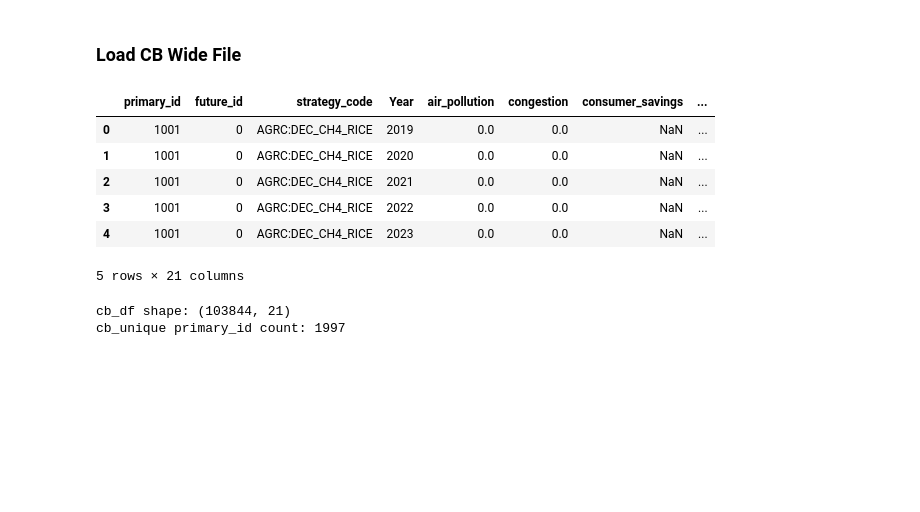
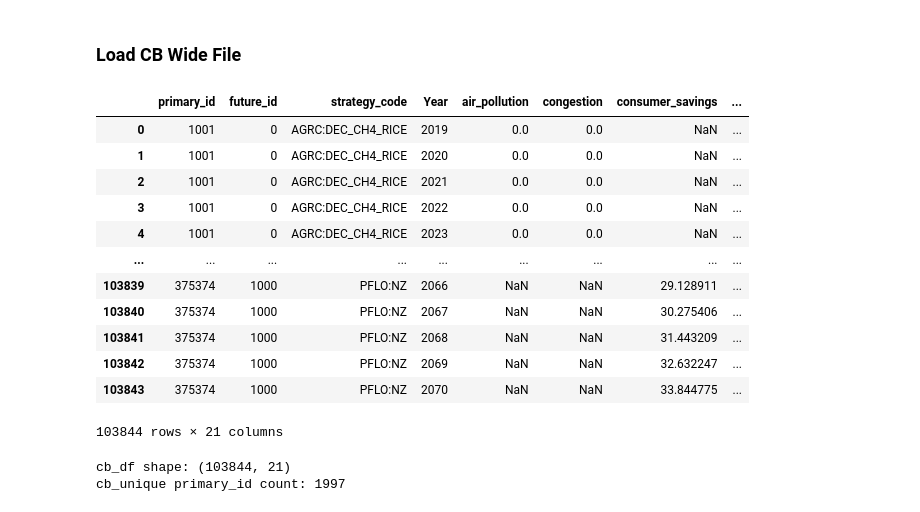
Before and after one commit to sisepuede-framework/ssp_uganda_data, a Jupyter notebook: metamodel/surrogate_model/data_prep.ipynb, the cells around one changed output. Drawn from its saved outputs; the diff is of its cells as text; code cells hidden in the pictures; blank space fills up the shorter version.

```diff
--- a/metamodel/surrogate_model/data_prep.ipynb
+++ b/metamodel/surrogate_model/data_prep.ipynb
@@ -25,18 +28,19 @@ edau = EDAUtils()
 # %% [markdown]
 ## 1) Pull data from AWS S3
 # %%
-aws_config = edau.read_yaml(os.path.join(CONFIG_DIR_PATH, "aws_credentials_config.yaml"))
-profile_name = aws_config["profile_name"]
-bucket_name = aws_config["bucket_name"]
+config_dict = edau.read_yaml(os.path.join(CONFIG_DIR_PATH, "ml_training_workflow_config.yaml"))
+profile_name = config_dict["profile_name"]
+bucket_name = config_dict["bucket_name"]
 # Set your profile
 session = boto3.Session(profile_name=profile_name)
 
 # Create an S3 client or resource
 s3 = session.resource('s3')
 
-run_id = "sisepuede_run_2025-11-12t22;19;28.194097" #NOTE: Update this for each run
+RUN_ID = config_dict["run_id"]
+RUN_ID_DIR_NAME = f"sisepuede_run_{RUN_ID}"
 
 # Define folder prefix
-prefix = f'transfers/{run_id}/'  # this is like the "folder" in S3
+prefix = f'transfers/{RUN_ID_DIR_NAME}/'  # this is like the "folder" in S3
 # %%
 # Local destination
@@ -56,6 +62,7 @@ else:
 Destination '/Users/tony/Documents/sisepuede_modeling/ssp_uganda_data/metamodel/data/ssp/sisepuede_run_2025-11-12t22;19;28.194097' already exists and is not empty. Skipping download.
 # %%
-SIMULATION_DIR_PATH = os.path.join(SSP_DIR_PATH, run_id)
+# Set the path to the simulation raw data directory
+SIMULATION_DIR_PATH = os.path.join(SSP_DIR_PATH, RUN_ID_DIR_NAME)
 print(SIMULATION_DIR_PATH)
 # %% [output]
 /Users/tony/Documents/sisepuede_modeling/ssp_uganda_data/metamodel/data/ssp/sisepuede_run_2025-11-12t22;19;28.194097
@@ -209,15 +216,21 @@ wide_inputs_outputs_df["year"] = wide_inputs_outputs_df["time_period"] + 2015
 ### Load CB Wide File
 # %%
 cb_df = pd.read_csv(os.path.join(SIMULATION_DIR_PATH, "wide_cb_data_lhc_sisepuede_run_2025-11-12t22;19;28.194097.csv"))
-cb_df.head()
+cb_df
 # %% [output]
 |  | primary_id | future_id | strategy_code | Year | air_pollution | congestion | consumer_savings | ... |
 | 0 | 1001 | 0 | AGRC:DEC_CH4_RICE | 2019 | 0.0 | 0.0 | NaN | ... |
 | 1 | 1001 | 0 | AGRC:DEC_CH4_RICE | 2020 | 0.0 | 0.0 | NaN | ... |
 | 2 | 1001 | 0 | AGRC:DEC_CH4_RICE | 2021 | 0.0 | 0.0 | NaN | ... |
 | 3 | 1001 | 0 | AGRC:DEC_CH4_RICE | 2022 | 0.0 | 0.0 | NaN | ... |
 | 4 | 1001 | 0 | AGRC:DEC_CH4_RICE | 2023 | 0.0 | 0.0 | NaN | ... |
+| ... | ... | ... | ... | ... | ... | ... | ... | ... |
+| 103839 | 375374 | 1000 | PFLO:NZ | 2066 | NaN | NaN | 29.128911 | ... |
+| 103840 | 375374 | 1000 | PFLO:NZ | 2067 | NaN | NaN | 30.275406 | ... |
+| 103841 | 375374 | 1000 | PFLO:NZ | 2068 | NaN | NaN | 31.443209 | ... |
+| 103842 | 375374 | 1000 | PFLO:NZ | 2069 | NaN | NaN | 32.632247 | ... |
+| 103843 | 375374 | 1000 | PFLO:NZ | 2070 | NaN | NaN | 33.844775 | ... |
-5 rows × 21 columns
+103844 rows × 21 columns
 # %%
 # Make fiel names lower case
 cb_df.columns = cb_df.columns.str.lower()
```
Also changed, not shown: parts of 12 cells of this notebook, 20 other files.
